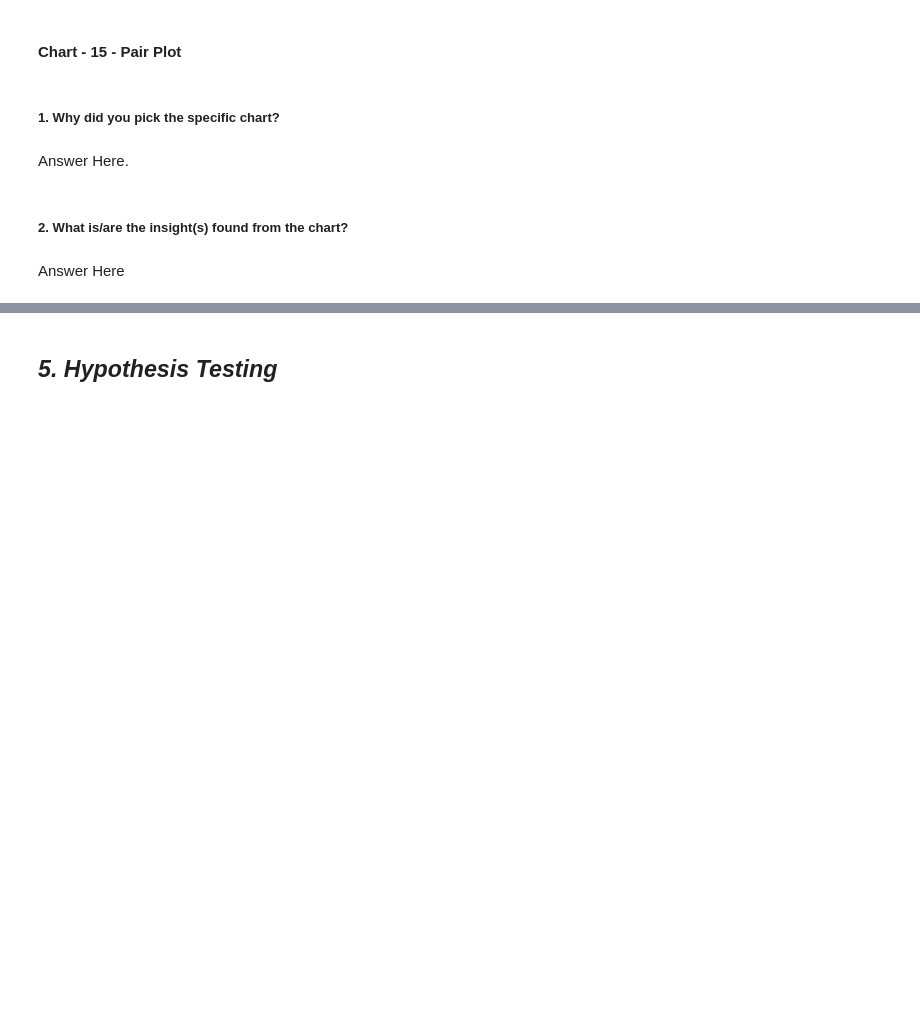
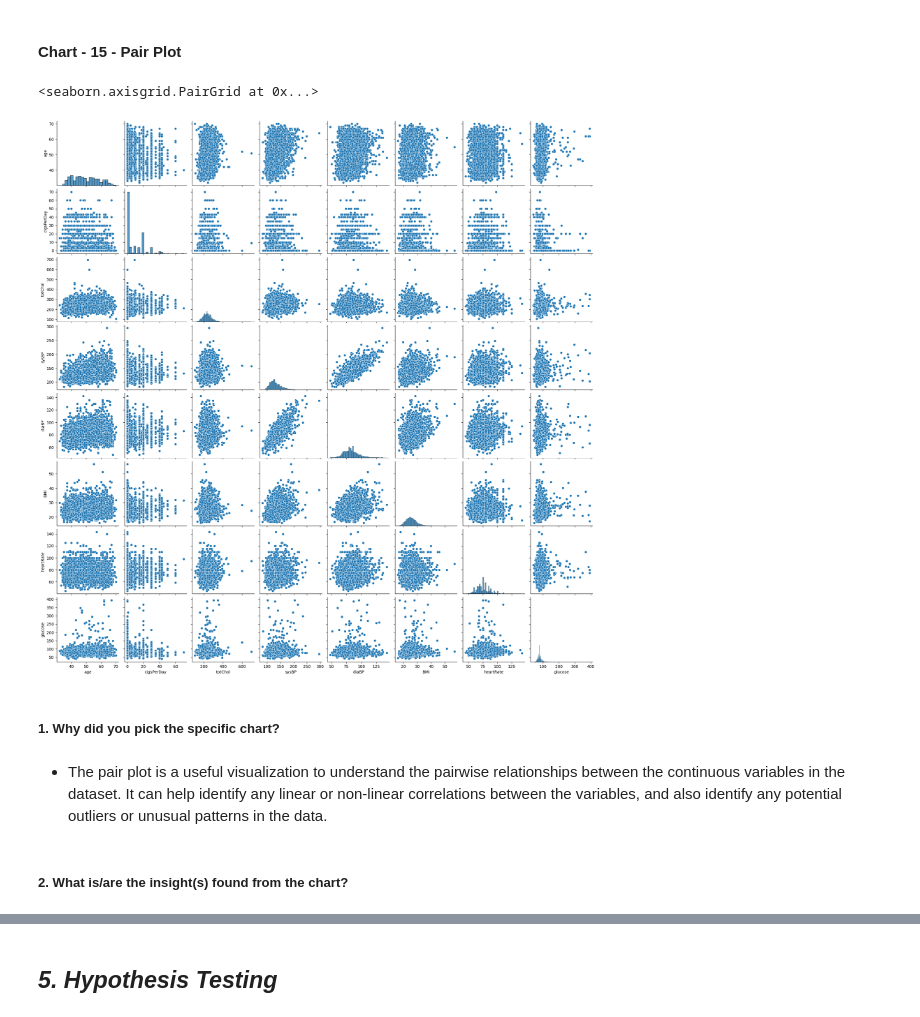
Before and after one commit to Navjotkhatri/CARDIOVASCULAR-RISK-PREDICTION, a Jupyter notebook: Cardiovascular_Risk_Prediction.ipynb, the cells around one changed output, grey strips where cells are left out. Drawn from its saved outputs; the diff is of its cells as text; code cells hidden in the pictures; blank space fills up the shorter version.

```diff
--- a/Cardiovascular_Risk_Prediction.ipynb
+++ b/Cardiovascular_Risk_Prediction.ipynb
@@ -753,11 +786,13 @@ Answer Here
 #### Chart - 15 - Pair Plot
 # %%
 # Pair Plot visualization code
+sns.pairplot(df[continous_variable])
+# %% [output]
+<seaborn.axisgrid.PairGrid at 0x...>
+[figure, added]
 # %% [markdown]
 ##### 1. Why did you pick the specific chart?
-# %% [markdown]
-Answer Here.
+# %% [markdown]
+* The pair plot is a useful visualization to understand the pairwise relationships between the continuous variables in the dataset. It can help identify any linear or non-linear correlations between the variables, and also identify any potential outliers or unusual patterns in the data.
 # %% [markdown]
 ##### 2. What is/are the insight(s) found from the chart?
-# %% [markdown]
-Answer Here
```
Also changed, not shown: parts of 24 cells of this notebook.
